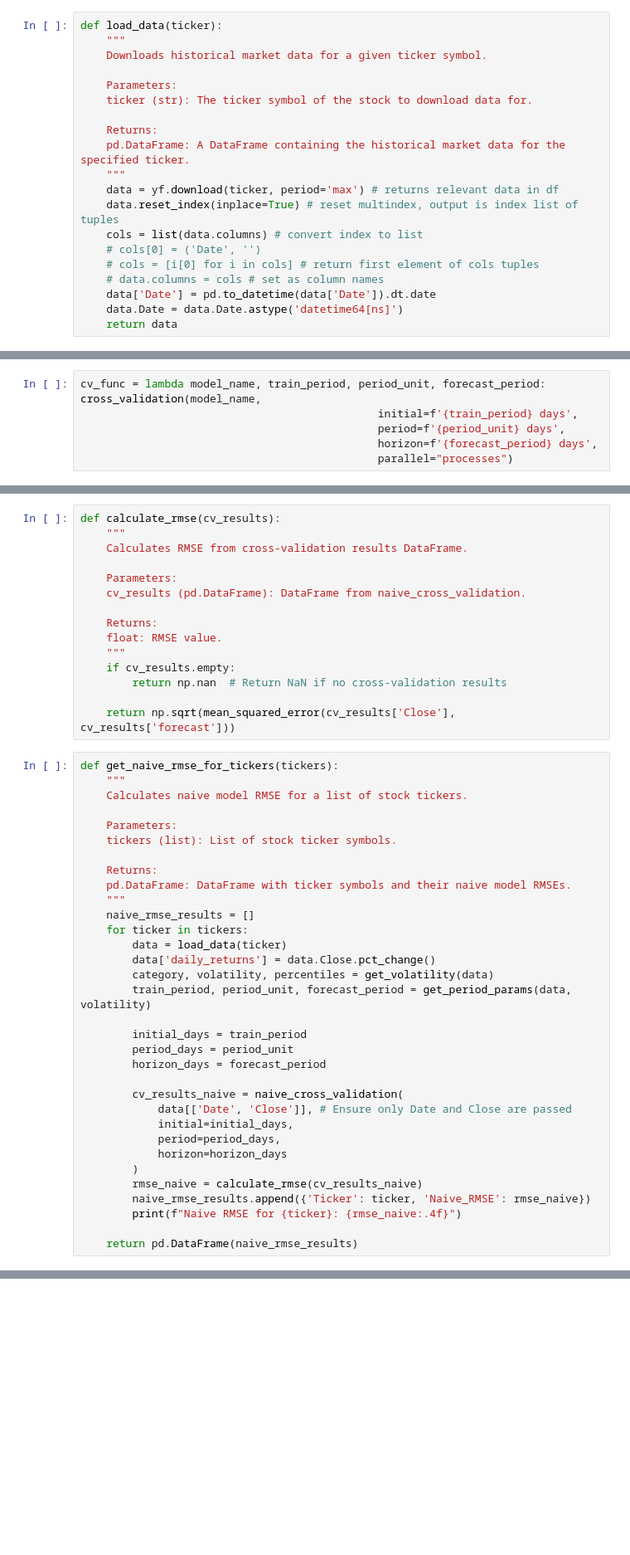
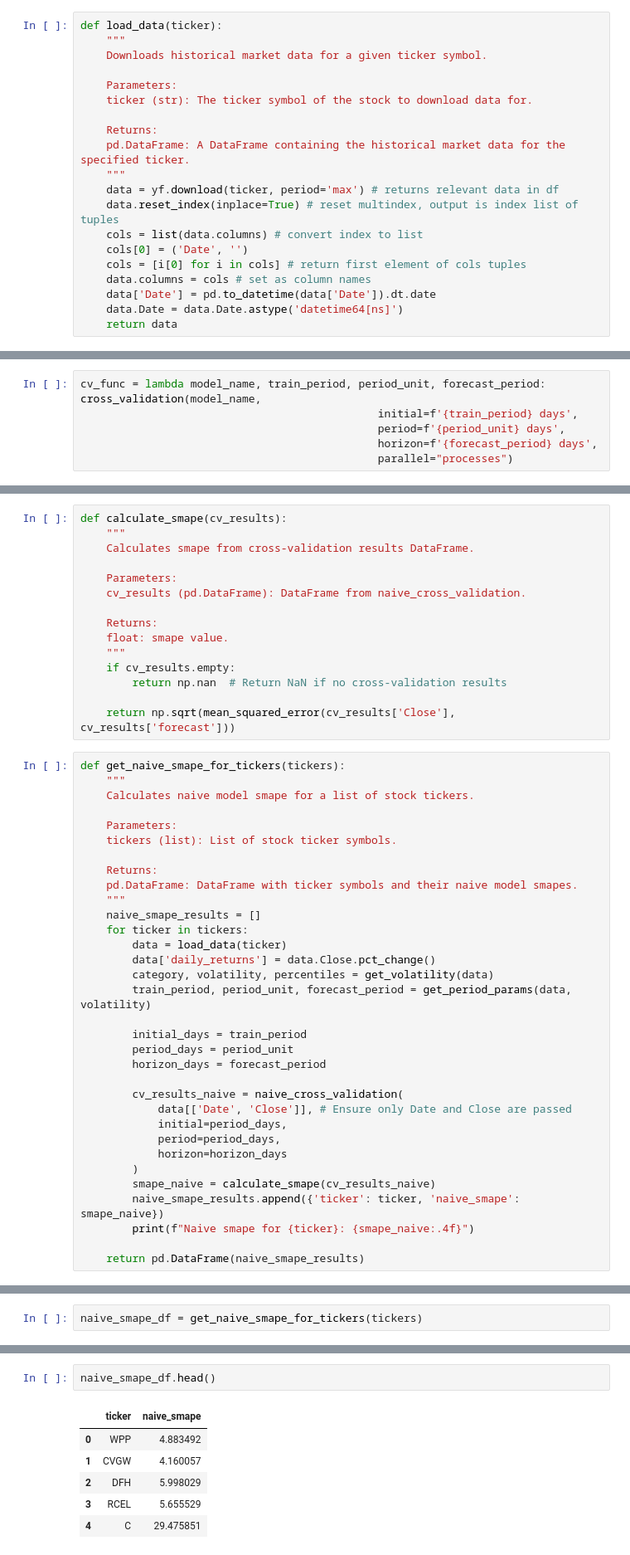
Before and after one commit to shanejp76/Forecasting-Tool-for-Swing-Trading, a Jupyter notebook: 2025.02.13 - Naive Model.ipynb, the cells around one changed output, grey strips where cells are left out. Shown at 83% size. Cells and saved outputs as stored; diff of their text form; blank space fills up the shorter version.

```diff
--- a/2025.02.13 - Naive Model.ipynb
+++ b/2025.02.13 - Naive Model.ipynb
@@ -54,9 +42,9 @@ def load_data(ticker):
     data = yf.download(ticker, period='max') # returns relevant data in df
     data.reset_index(inplace=True) # reset multindex, output is index list of tuples
     cols = list(data.columns) # convert index to list
-    # cols[0] = ('Date', '')
-    # cols = [i[0] for i in cols] # return first element of cols tuples
-    # data.columns = cols # set as column names
+    cols[0] = ('Date', '')
+    cols = [i[0] for i in cols] # return first element of cols tuples
+    data.columns = cols # set as column names
     data['Date'] = pd.to_datetime(data['Date']).dt.date
     data.Date = data.Date.astype('datetime64[ns]')
     return data
@@ -151,32 +139,32 @@ def naive_cross_validation(data, initial, period, horizon):
     df_cv = pd.concat(periods_list).reset_index(drop=True)
     return df_cv
 # %%
-def calculate_rmse(cv_results):
+def calculate_smape(cv_results):
     """
-    Calculates RMSE from cross-validation results DataFrame.
+    Calculates smape from cross-validation results DataFrame.
 
     Parameters:
     cv_results (pd.DataFrame): DataFrame from naive_cross_validation.
 
     Returns:
-    float: RMSE value.
+    float: smape value.
     """
     if cv_results.empty:
         return np.nan  # Return NaN if no cross-validation results
 
     return np.sqrt(mean_squared_error(cv_results['Close'], cv_results['forecast']))
 # %%
-def get_naive_rmse_for_tickers(tickers):
+def get_naive_smape_for_tickers(tickers):
     """
-    Calculates naive model RMSE for a list of stock tickers.
+    Calculates naive model smape for a list of stock tickers.
 
     Parameters:
     tickers (list): List of stock ticker symbols.
 
     Returns:
-    pd.DataFrame: DataFrame with ticker symbols and their naive model RMSEs.
+    pd.DataFrame: DataFrame with ticker symbols and their naive model smapes.
     """
-    naive_rmse_results = []
+    naive_smape_results = []
     for ticker in tickers:
         data = load_data(ticker)
         data['daily_returns'] = data.Close.pct_change()
@@ -189,12 +177,12 @@ def get_naive_rmse_for_tickers(tickers):
 
         cv_results_naive = naive_cross_validation(
             data[['Date', 'Close']], # Ensure only Date and Close are passed
-            initial=initial_days,
+            initial=period_days,
             period=period_days,
             horizon=horizon_days
         )
-        rmse_naive = calculate_rmse(cv_results_naive)
-        naive_rmse_results.append({'Ticker': ticker, 'Naive_RMSE': rmse_naive})
-        print(f"Naive RMSE for {ticker}: {rmse_naive:.4f}")
+        smape_naive = calculate_smape(cv_results_naive)
+        naive_smape_results.append({'ticker': ticker, 'naive_smape': smape_naive})
+        print(f"Naive smape for {ticker}: {smape_naive:.4f}")
 
-    return pd.DataFrame(naive_rmse_results)
+    return pd.DataFrame(naive_smape_results)
@@ -206,0 +189,2 @@ ValueError: No objects to concatenate
+# %%
+naive_smape_df = get_naive_smape_for_tickers(tickers)
@@ -206,0 +211,9 @@ ValueError: No objects to concatenate
+# %%
+naive_smape_df.head()
+# %% [output]
+|  | ticker | naive_smape |
+| 0 | WPP | 4.883492 |
+| 1 | CVGW | 4.160057 |
+| 2 | DFH | 5.998029 |
+| 3 | RCEL | 5.655529 |
+| 4 | C | 29.475851 |
```
Also changed, not shown: parts of 10 cells of this notebook, 3 other files.
